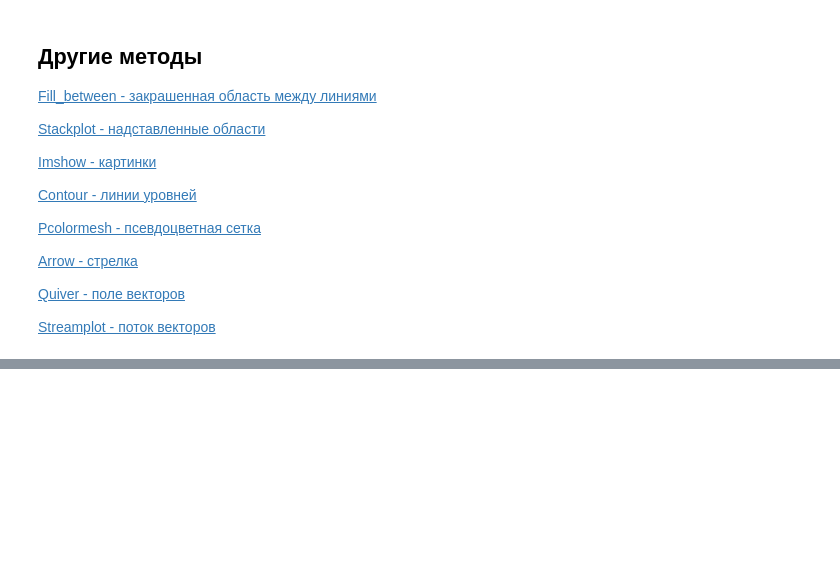
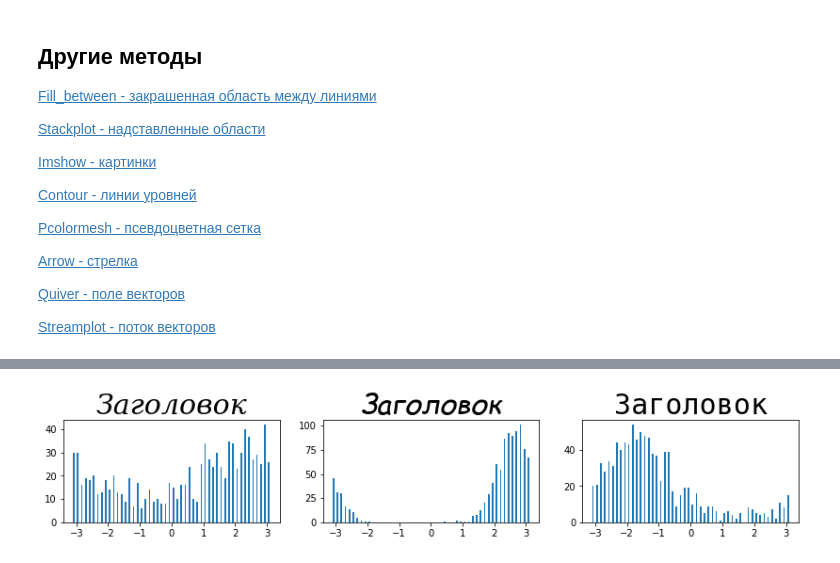
Before and after one commit to KonstantinKlepikov/cs224w-homwork, a Jupyter notebook: matplotlibe-learning.ipynb, the cells around one changed output, grey strips where cells are left out. Saved outputs shown, nothing was run; the diff lists cells and outputs as text; code cells hidden in the pictures; blank space fills up the shorter version.

```diff
--- a/matplotlibe-learning.ipynb
+++ b/matplotlibe-learning.ipynb
@@ -1318,0 +1391,31 @@ plt.show()
+# %%
+fig, axes = plt.subplots(1, 3)
+
+for ax in axes:
+    mu = 10*np.random.random()
+    kappa = 10*np.random.random()
+    data = np.random.vonmises(mu, kappa, size=1000)
+    ax.hist(data, bins = 50, rwidth = 0.4)
+
+#  Вид и начертание шрифта заголовка:
+axes[0].set_title('Заголовок',
+                fontfamily = 'serif',
+                fontstyle = 'italic',
+                fontsize = 30)
+
+axes[1].set_title('Заголовок',
+                fontfamily = 'fantasy',
+                fontstyle = 'oblique',
+                fontsize = 30)
+
+axes[2].set_title('Заголовок',
+                fontfamily = 'monospace',
+                fontstyle = 'normal',
+                fontsize = 30)
+
+fig.set_figheight(2)
+fig.set_figwidth(14)
+
+plt.show()
+# %% [output]
+[figure, added]
```
Also changed, not shown: parts of 51 cells of this notebook.
